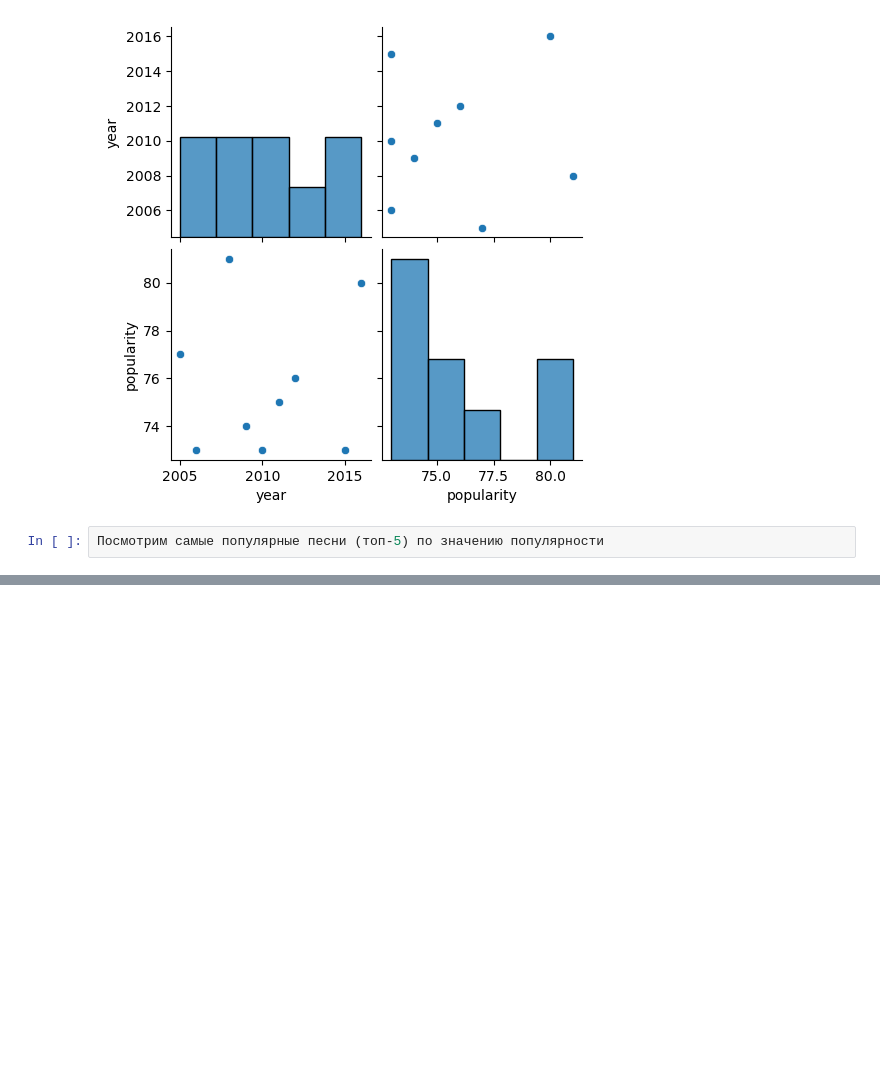
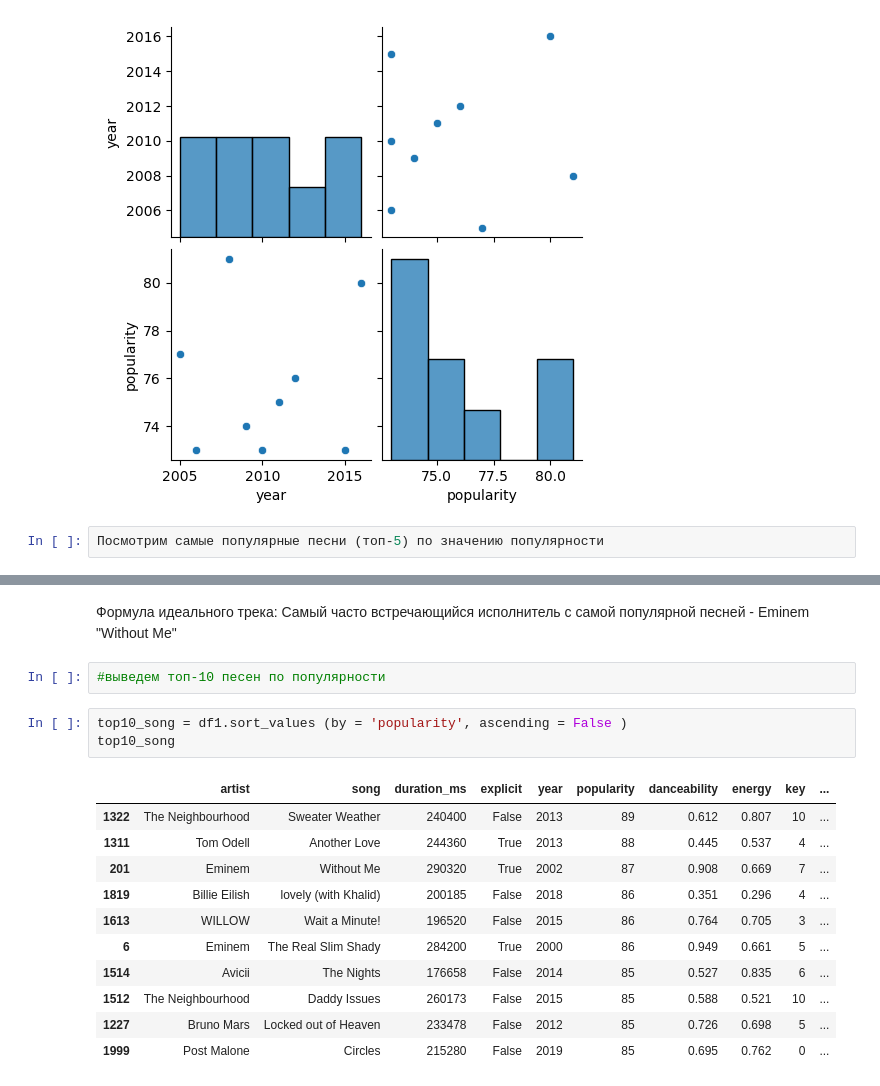
Before and after one commit to Tatikr/Project_Spotify, a Jupyter notebook: Spotify.ipynb, the cells around one changed output, grey strips where cells are left out. Drawn from its saved outputs; the diff is of its cells as text; blank space fills up the shorter version.

```diff
--- a/Spotify.ipynb
+++ b/Spotify.ipynb
@@ -807,0 +732,20 @@ merged_df
+# %% [markdown]
+Формула идеального трека:
+Самый часто встречающийся исполнитель с самой популярной песней -  	Eminem	"Without Me"
+# %%
+#выведем топ-10 песен по популярности
+# %%
+top10_song = df1.sort_values (by = 'popularity', ascending = False )
+top10_song
+# %% [output]
+|  | artist | song | duration_ms | explicit | year | popularity | danceability | energy | key | ... |
+| 1322 | The Neighbourhood | Sweater Weather | 240400 | False | 2013 | 89 | 0.612 | 0.807 | 10 | ... |
+| 1311 | Tom Odell | Another Love | 244360 | True | 2013 | 88 | 0.445 | 0.537 | 4 | ... |
+| 201 | Eminem | Without Me | 290320 | True | 2002 | 87 | 0.908 | 0.669 | 7 | ... |
+| 1819 | Billie Eilish | lovely (with Khalid) | 200185 | False | 2018 | 86 | 0.351 | 0.296 | 4 | ... |
+| 1613 | WILLOW | Wait a Minute! | 196520 | False | 2015 | 86 | 0.764 | 0.705 | 3 | ... |
+| 6 | Eminem | The Real Slim Shady | 284200 | True | 2000 | 86 | 0.949 | 0.661 | 5 | ... |
+| 1514 | Avicii | The Nights | 176658 | False | 2014 | 85 | 0.527 | 0.835 | 6 | ... |
+| 1512 | The Neighbourhood | Daddy Issues | 260173 | False | 2015 | 85 | 0.588 | 0.521 | 10 | ... |
+| 1227 | Bruno Mars | Locked out of Heaven | 233478 | False | 2012 | 85 | 0.726 | 0.698 | 5 | ... |
+| 1999 | Post Malone | Circles | 215280 | False | 2019 | 85 | 0.695 | 0.762 | 0 | ... |
```
Also changed, not shown: parts of 78 cells of this notebook, 1 other file.
